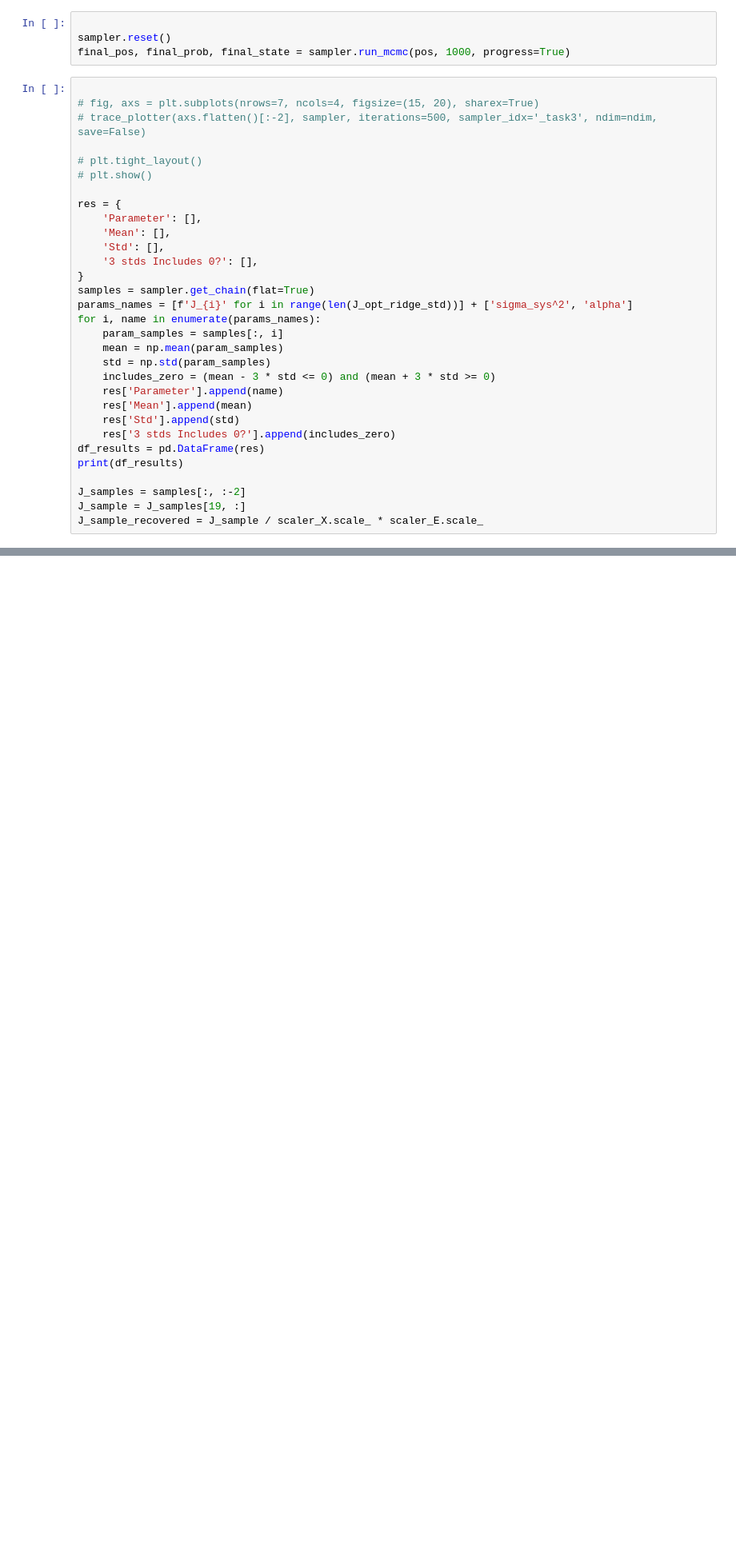
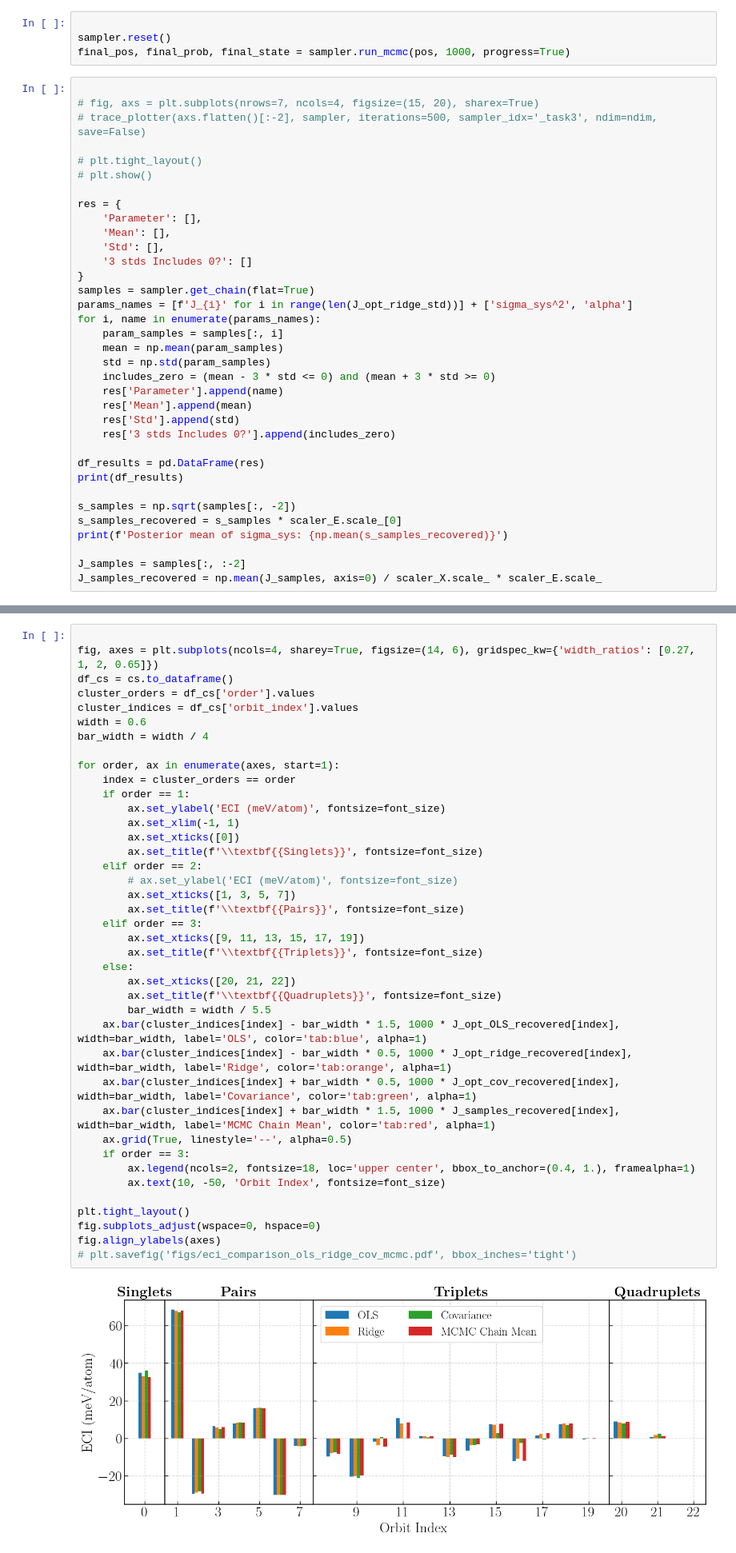
Before and after one commit to stommen/tif345_projects, a Jupyter notebook: project_2a/project2a_LBOS.ipynb, the cells around one changed output, grey strips where cells are left out. Shown at 80% size. Cells and saved outputs as stored; diff of their text form; blank space fills up the shorter version.

```diff
--- a/project_2a/project2a_LBOS.ipynb
+++ b/project_2a/project2a_LBOS.ipynb
@@ -410,7 +411,7 @@ res = {
     'Parameter': [],
     'Mean': [],
     'Std': [],
-    '3 stds Includes 0?': [],
+    '3 stds Includes 0?': []
 }
 samples = sampler.get_chain(flat=True)
 params_names = [f'J_{i}' for i in range(len(J_opt_ridge_std))] + ['sigma_sys^2', 'alpha']
@@ -423,11 +424,15 @@ for i, name in enumerate(params_names):
     res['Mean'].append(mean)
     res['Std'].append(std)
     res['3 stds Includes 0?'].append(includes_zero)
+
 df_results = pd.DataFrame(res)
 print(df_results)
 
+s_samples = np.sqrt(samples[:, -2])
+s_samples_recovered = s_samples * scaler_E.scale_[0]
+print(f'Posterior mean of sigma_sys: {np.mean(s_samples_recovered)}')
+
 J_samples = samples[:, :-2]
-J_sample = J_samples[19, :]
-J_sample_recovered = J_sample / scaler_X.scale_ * scaler_E.scale_
+J_samples_recovered = np.mean(J_samples, axis=0) / scaler_X.scale_ * scaler_E.scale_
 # %% [output]
       Parameter      Mean       Std  3 stds Includes 0?
@@ -579,6 +559,48 @@ fig.subplots_adjust(wspace=0, hspace=0)
 fig.align_ylabels(axes)
 # %% [output]
 [figure]
+# %%
+
+fig, axes = plt.subplots(ncols=4, sharey=True, figsize=(14, 6), gridspec_kw={'width_ratios': [0.27, 1, 2, 0.65]})
+df_cs = cs.to_dataframe()
+cluster_orders = df_cs['order'].values
+cluster_indices = df_cs['orbit_index'].values
+width = 0.6
+bar_width = width / 4
+
+for order, ax in enumerate(axes, start=1):
+    index = cluster_orders == order
+    if order == 1:
+        ax.set_ylabel('ECI (meV/atom)', fontsize=font_size)
+        ax.set_xlim(-1, 1)
+        ax.set_xticks([0])
+        ax.set_title(f'\\textbf{{Singlets}}', fontsize=font_size)
+    elif order == 2:
+        # ax.set_ylabel('ECI (meV/atom)', fontsize=font_size)
+        ax.set_xticks([1, 3, 5, 7])
+        ax.set_title(f'\\textbf{{Pairs}}', fontsize=font_size)
+    elif order == 3:
+        ax.set_xticks([9, 11, 13, 15, 17, 19])
+        ax.set_title(f'\\textbf{{Triplets}}', fontsize=font_size)
+    else:
+        ax.set_xticks([20, 21, 22])
+        ax.set_title(f'\\textbf{{Quadruplets}}', fontsize=font_size)
+        bar_width = width / 5.5
+    ax.bar(cluster_indices[index] - bar_width * 1.5, 1000 * J_opt_OLS_recovered[index], width=bar_width, label='OLS', color='tab:blue', alpha=1)
+    ax.bar(cluster_indices[index] - bar_width * 0.5, 1000 * J_opt_ridge_recovered[index], width=bar_width, label='Ridge', color='tab:orange', alpha=1)
+    ax.bar(cluster_indices[index] + bar_width * 0.5, 1000 * J_opt_cov_recovered[index], width=bar_width, label='Covariance', color='tab:green', alpha=1)
+    ax.bar(cluster_indices[index] + bar_width * 1.5, 1000 * J_samples_recovered[index], width=bar_width, label='MCMC Chain Mean', color='tab:red', alpha=1)
+    ax.grid(True, linestyle='--', alpha=0.5)
+    if order == 3:
+        ax.legend(ncols=2, fontsize=18, loc='upper center', bbox_to_anchor=(0.4, 1.), framealpha=1)
+        ax.text(10, -50, 'Orbit Index', fontsize=font_size)
+
+plt.tight_layout()
+fig.subplots_adjust(wspace=0, hspace=0)
+fig.align_ylabels(axes)
+# plt.savefig('figs/eci_comparison_ols_ridge_cov_mcmc.pdf', bbox_inches='tight')
+# %% [output]
+[figure, added]
 # %% [markdown]
 ## **Task 6: The ground state**
 # %%
```
Also changed, not shown: parts of 10 cells of this notebook, 7 other files.
